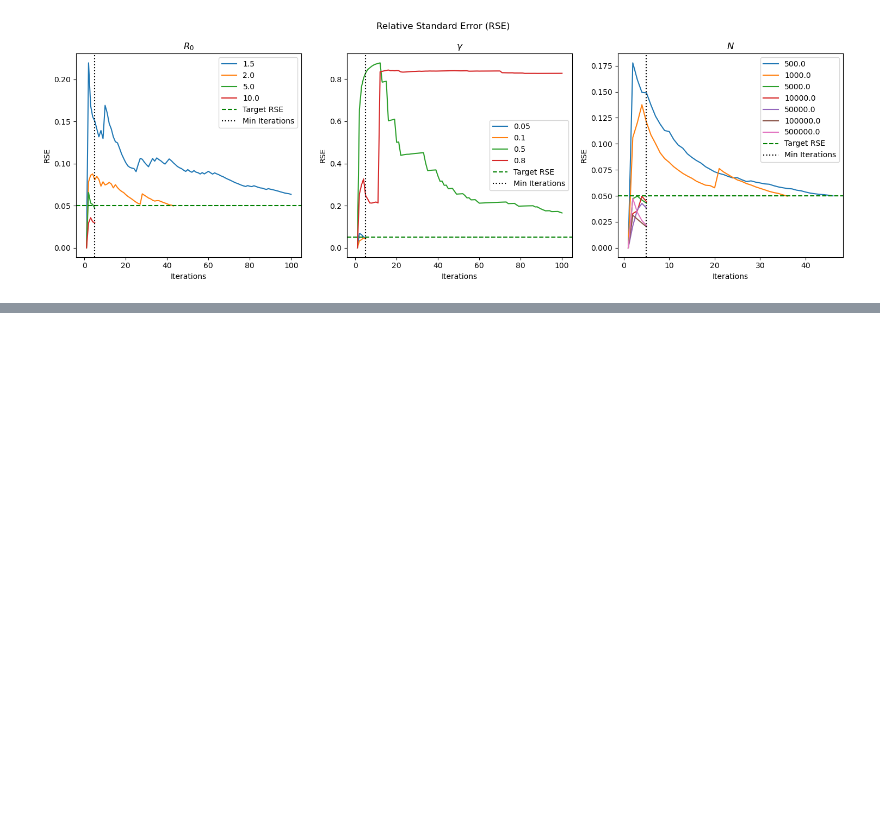
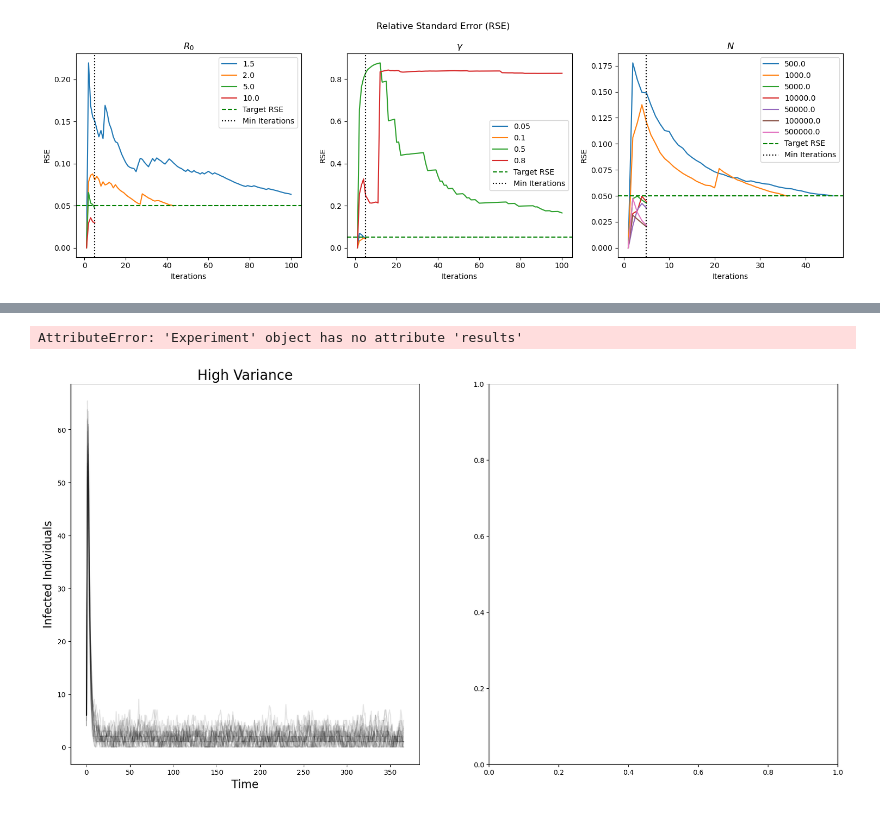
Before and after one commit to kylehtunis/stochastic-modeling, a Jupyter notebook: problem1.ipynb, the cells around one changed output, grey strips where cells are left out. Drawn from its saved outputs; the diff is of its cells as text; code cells hidden in the pictures; blank space fills up the shorter version.

```diff
--- a/problem1.ipynb
+++ b/problem1.ipynb
@@ -740,0 +745,12 @@ plt.show()
+# %%
+events_with_imports = copy.copy(events)
+events_with_imports.append(ImportEvent)
+
+high_variance_params = Gillespie_Parameters(100, 5, beta=1.0, gamma=0.49, mu=0.01, epsilon=0.2*np.sqrt(500))
+low_variance_params = Gillespie_Parameters(100000, 5, beta=1.0, gamma=0.09, mu=0.01, epsilon=0.2*np.sqrt(500))
+
+high_variance_experiment = Experiment(high_variance_params, events_with_imports, simulation_length=sim_length, min_iterations=20, max_iterations=20)
+low_variance_experiment = Experiment(low_variance_params, events_with_imports, simulation_length=sim_length, min_iterations=20, max_iterations=20)
+
+high_variance_experiment.run()
+low_variance_experiment.run()
@@ -740,0 +776,19 @@ plt.show()
+# %%
+plt.figure(figsize=(20,10))
+plt.subplot(1,2,1)
+for res in high_variance_experiment.results.Ys:
+    plt.plot(high_variance_experiment.results.t, res, 'k', alpha=0.1)
+plt.title('High Variance', fontsize=20)
+plt.xlabel('Time', fontsize=16)
+plt.ylabel('Infected Individuals', fontsize=16)
+plt.subplot(1,2,2)
+for res in low_variance_experiment.results.Ys:
+    plt.plot(low_variance_experiment.results.t, res, 'k', alpha=0.1)
+plt.title('Low Variance', fontsize=20)
+plt.xlabel('Time', fontsize=16)
+plt.ylabel('Infected Individuals', fontsize=16)
+plt.savefig('./plots/event_based/high-low.png')
+plt.show()
+# %% [output]
+AttributeError: 'Experiment' object has no attribute 'results'
+[figure, added]
```
Also changed, not shown: parts of 7 cells of this notebook.
